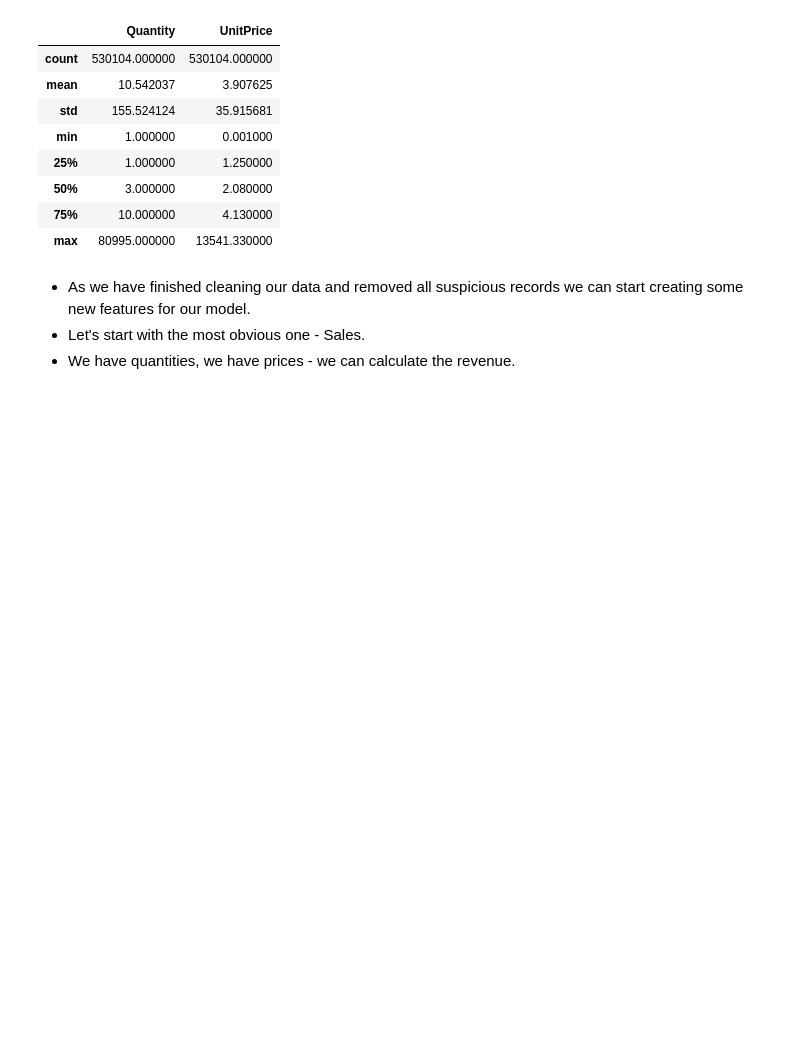
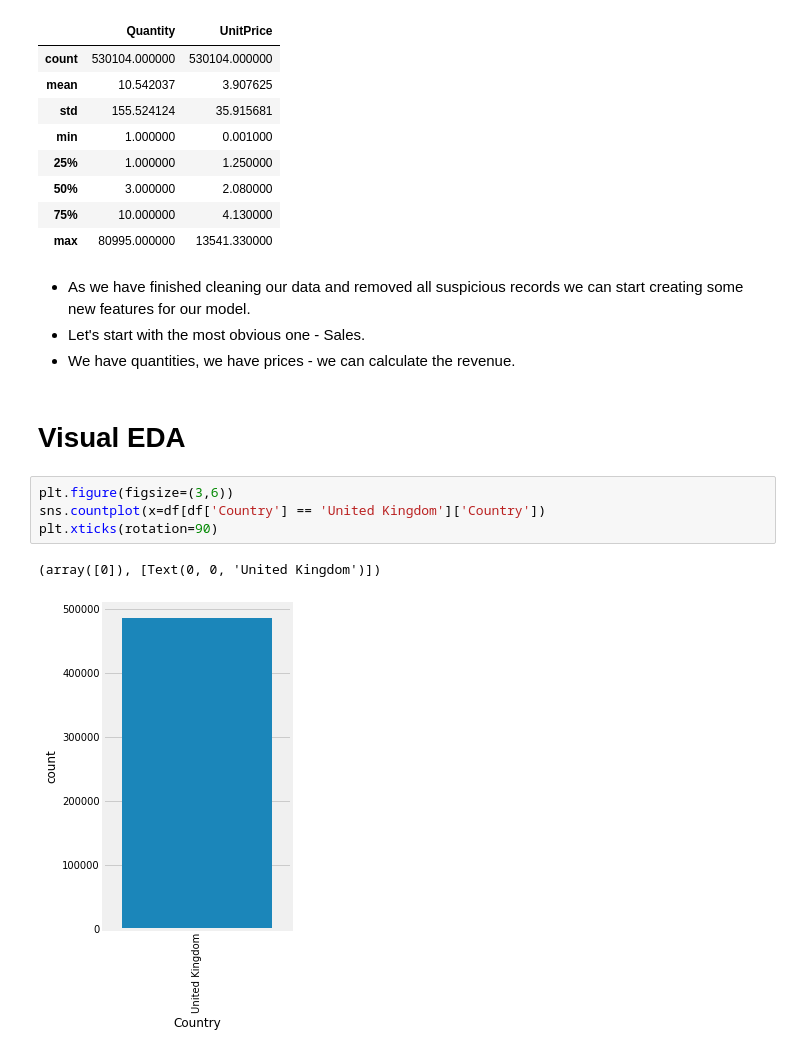
Before and after one commit to AmirMotefaker/Predicting-Sales-Ecommerce, a Jupyter notebook: predicting-sales-ecommerce.ipynb, the cells around one changed output. Drawn from its saved outputs; the diff is of its cells as text; blank space fills up the shorter version.

```diff
--- a/predicting-sales-ecommerce.ipynb
+++ b/predicting-sales-ecommerce.ipynb
@@ -364,3 +364,12 @@ df.describe()
 - As we have finished cleaning our data and removed all suspicious records we can start creating some new features for our model.
 - Let's start with the most obvious one - Sales.
 - We have quantities, we have prices - we can calculate the revenue.
+# %% [markdown]
+# Visual EDA
+# %%
+plt.figure(figsize=(3,6))
+sns.countplot(x=df[df['Country'] == 'United Kingdom']['Country'])
+plt.xticks(rotation=90)
+# %% [output]
+(array([0]), [Text(0, 0, 'United Kingdom')])
+[figure, added]
```
Also changed, not shown: parts of 1 cell of this notebook.
